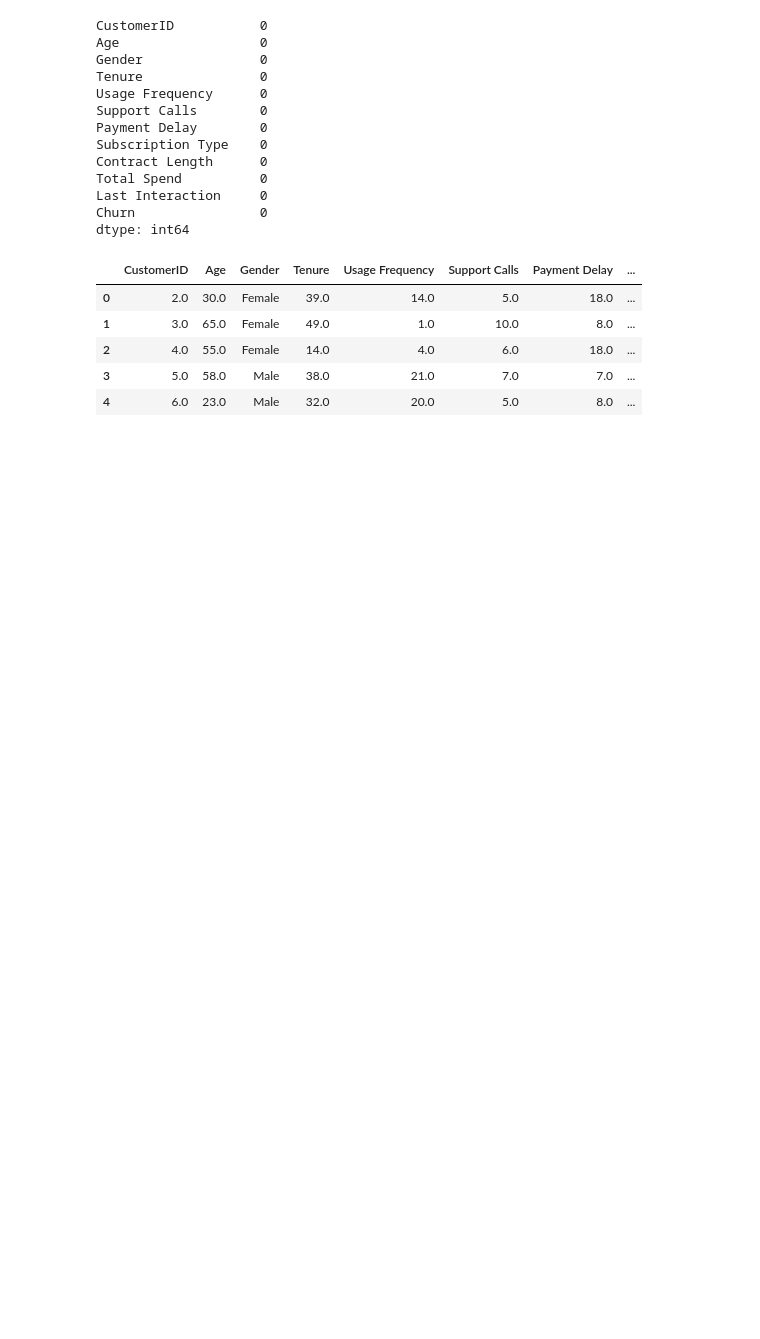
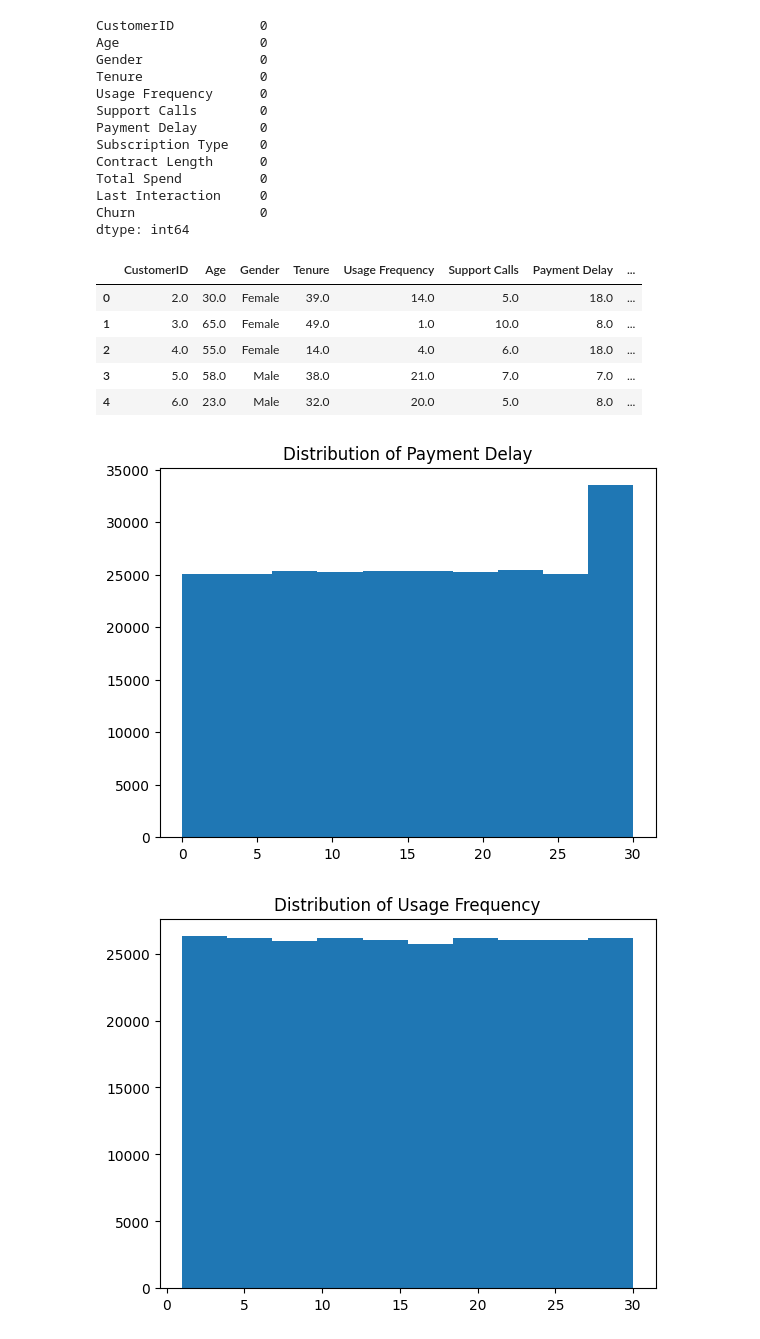
Before and after one commit to Shivanga03/Customer_Churn_Model, a Jupyter notebook: Customer_Churn_Prediction_Model.ipynb, the cells around one changed output. Cells and saved outputs as stored; diff of their text form; code cells hidden in the pictures; blank space fills up the shorter version.

```diff
--- a/Customer_Churn_Prediction_Model.ipynb
+++ b/Customer_Churn_Prediction_Model.ipynb
@@ -134,3 +134,16 @@ df_clean.head()
 | 2 | 4.0 | 55.0 | Female | 14.0 | 4.0 | 6.0 | 18.0 | ... |
 | 3 | 5.0 | 58.0 | Male | 38.0 | 21.0 | 7.0 | 7.0 | ... |
 | 4 | 6.0 | 23.0 | Male | 32.0 | 20.0 | 5.0 | 8.0 | ... |
+# %%
+# selecting key variable, Feature engineering, Exploratory Data Analysis for Customer Churn Prediction
+
+key_variables = ["Payment Delay", "Usage Frequency","Last Interaction", "Total Spend", "Support Calls"]
+# %%
+# Visualize each variable
+for variable in key_variables:
+    plt.hist(df_clean[variable])
+    plt.title(f"Distribution of {variable}")
+    plt.show()
+# %% [output]
+[figure, added]
+[figure, added]
```
Also changed, not shown: parts of 9 cells of this notebook.
